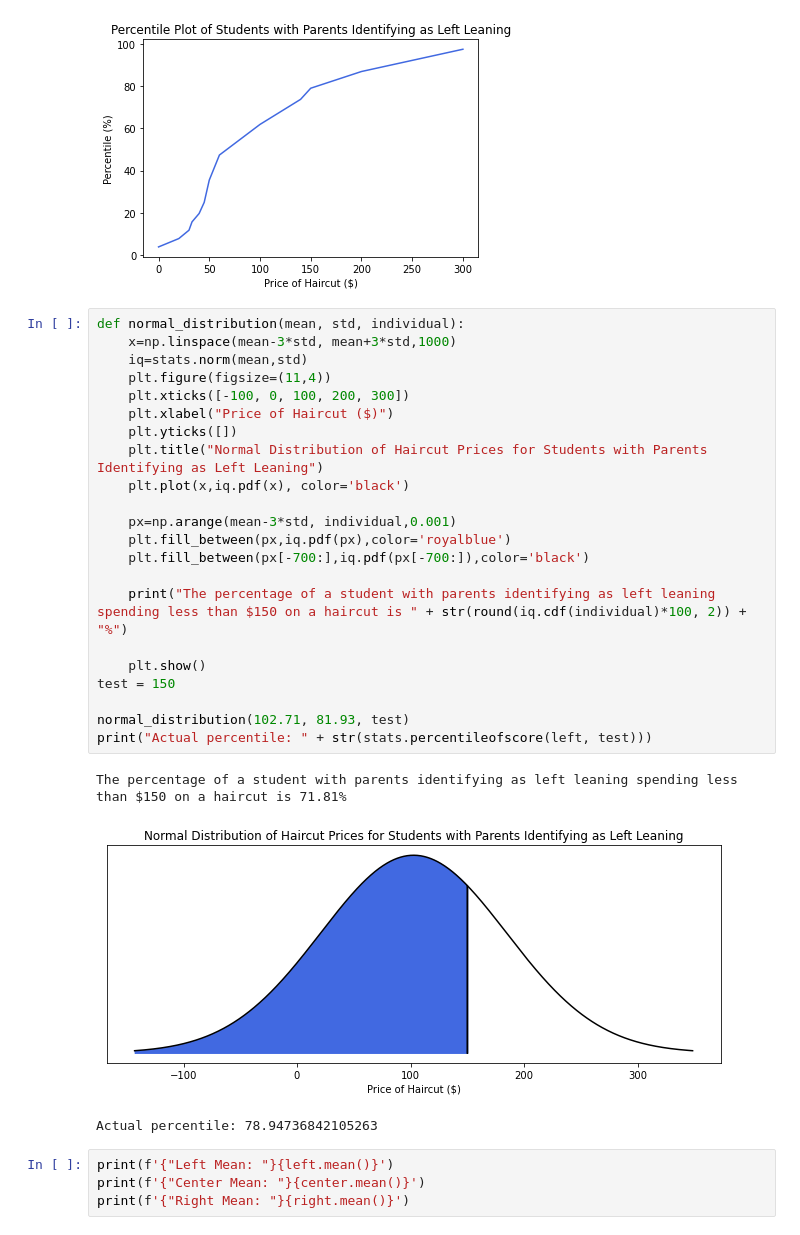
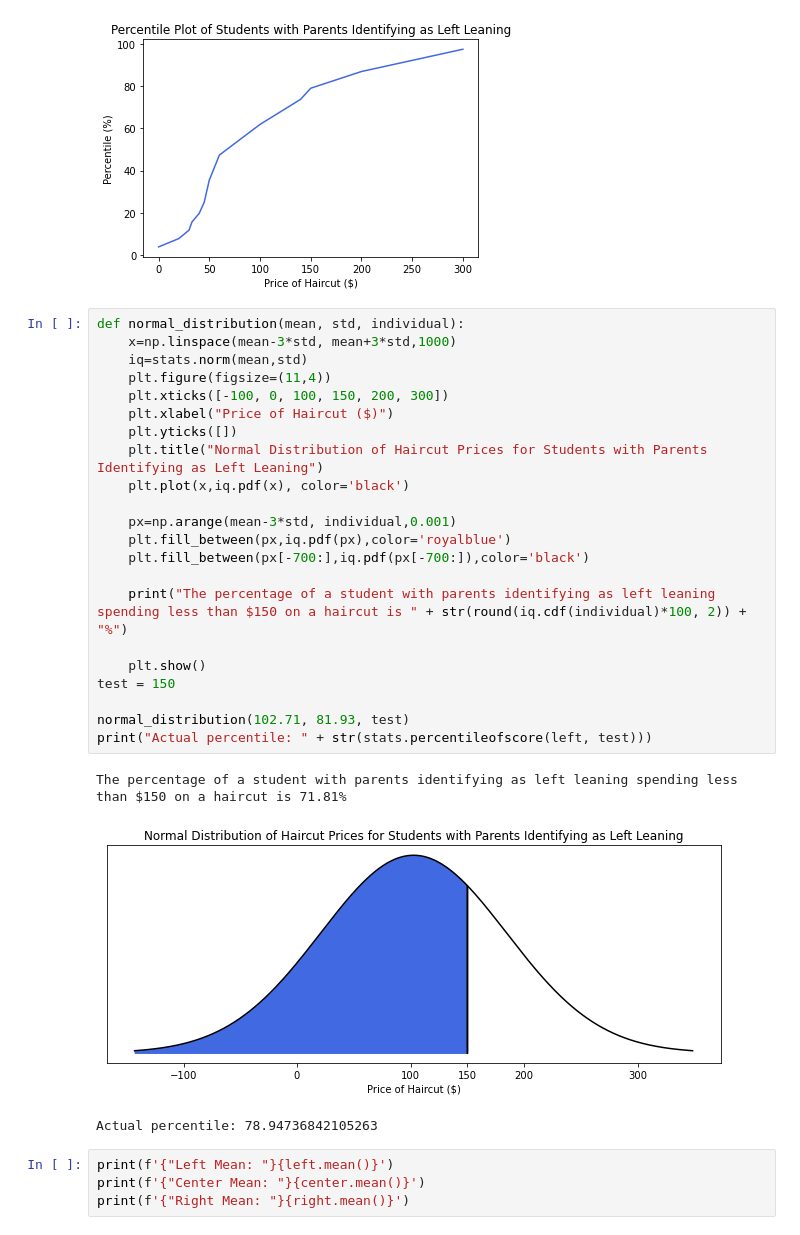
Before and after one commit to Veeeeeee7/AP-Stats, a Jupyter notebook: Quarter 1 Stats.ipynb, the cells around one changed output. Cells and saved outputs as stored; diff of their text form.

```diff
--- a/Quarter 1 Stats.ipynb
+++ b/Quarter 1 Stats.ipynb
@@ -166,28 +166,28 @@ percentile_plot(left, "Percentile Plot of Students with Parents Identifying as L
 # %%
 def normal_distribution(mean, std, individual):
     x=np.linspace(mean-3*std, mean+3*std,1000)
     iq=stats.norm(mean,std)
     plt.figure(figsize=(11,4))
-    plt.xticks([-100, 0, 100, 200, 300])
+    plt.xticks([-100, 0, 100, 150, 200, 300])
     plt.xlabel("Price of Haircut ($)")
     plt.yticks([])
     plt.title("Normal Distribution of Haircut Prices for Students with Parents Identifying as Left Leaning")
     plt.plot(x,iq.pdf(x), color='black')
 
     px=np.arange(mean-3*std, individual,0.001)
     plt.fill_between(px,iq.pdf(px),color='royalblue')
     plt.fill_between(px[-700:],iq.pdf(px[-700:]),color='black')
 
     print("The percentage of a student with parents identifying as left leaning spending less than $150 on a haircut is " + str(round(iq.cdf(individual)*100, 2)) + "%")
 
     plt.show()
 test = 150
 
 normal_distribution(102.71, 81.93, test)
 print("Actual percentile: " + str(stats.percentileofscore(left, test)))
 # %% [output]
 The percentage of a student with parents identifying as left leaning spending less than $150 on a haircut is 71.81%
-[figure, old version]
+[figure, new version]
 Actual percentile: 78.94736842105263
 # %%
 print(f'{"Left Mean: "}{left.mean()}')
```
